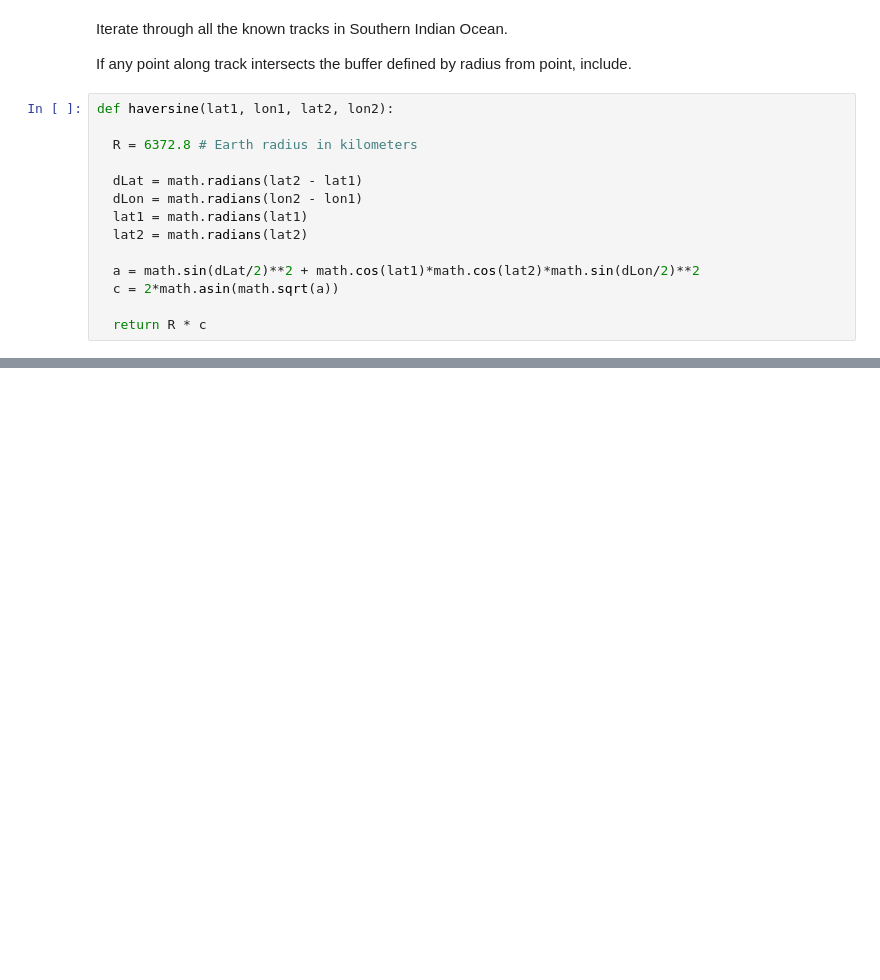
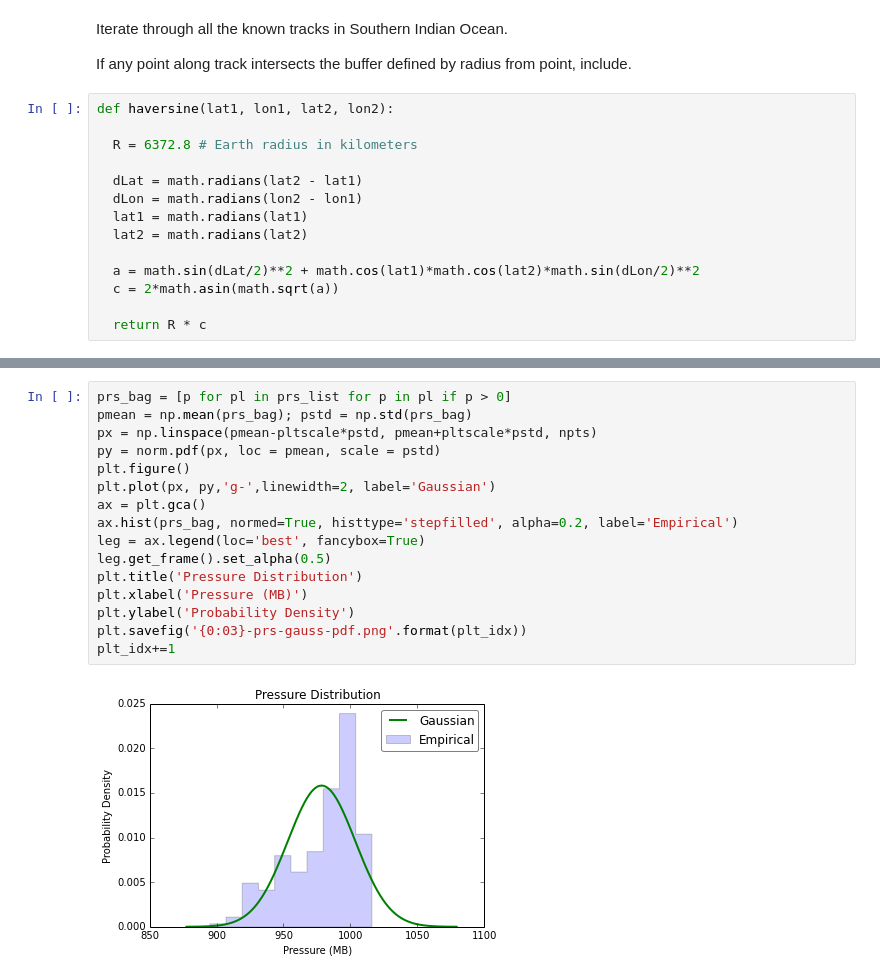
Before and after one commit to brianmckenna/notebooks, a Jupyter notebook: Anadarko - Tropical Cyclone Distributions.ipynb, the cells around one changed output, grey strips where cells are left out. Cells and saved outputs as stored; diff of their text form; blank space fills up the shorter version.

```diff
--- a/Anadarko - Tropical Cyclone Distributions.ipynb
+++ b/Anadarko - Tropical Cyclone Distributions.ipynb
@@ -128,0 +195,18 @@ Image('003-tracks.png')
+# %%
+prs_bag = [p for pl in prs_list for p in pl if p > 0]
+pmean = np.mean(prs_bag); pstd = np.std(prs_bag)
+px = np.linspace(pmean-pltscale*pstd, pmean+pltscale*pstd, npts)
+py = norm.pdf(px, loc = pmean, scale = pstd)
+plt.figure()
+plt.plot(px, py,'g-',linewidth=2, label='Gaussian')
+ax = plt.gca()
+ax.hist(prs_bag, normed=True, histtype='stepfilled', alpha=0.2, label='Empirical')
+leg = ax.legend(loc='best', fancybox=True)
+leg.get_frame().set_alpha(0.5)
+plt.title('Pressure Distribution')
+plt.xlabel('Pressure (MB)')
+plt.ylabel('Probability Density')
+plt.savefig('{0:03}-prs-gauss-pdf.png'.format(plt_idx))
+plt_idx+=1
+# %% [output]
+[figure, added]
```
Also changed, not shown: parts of 9 cells of this notebook.
